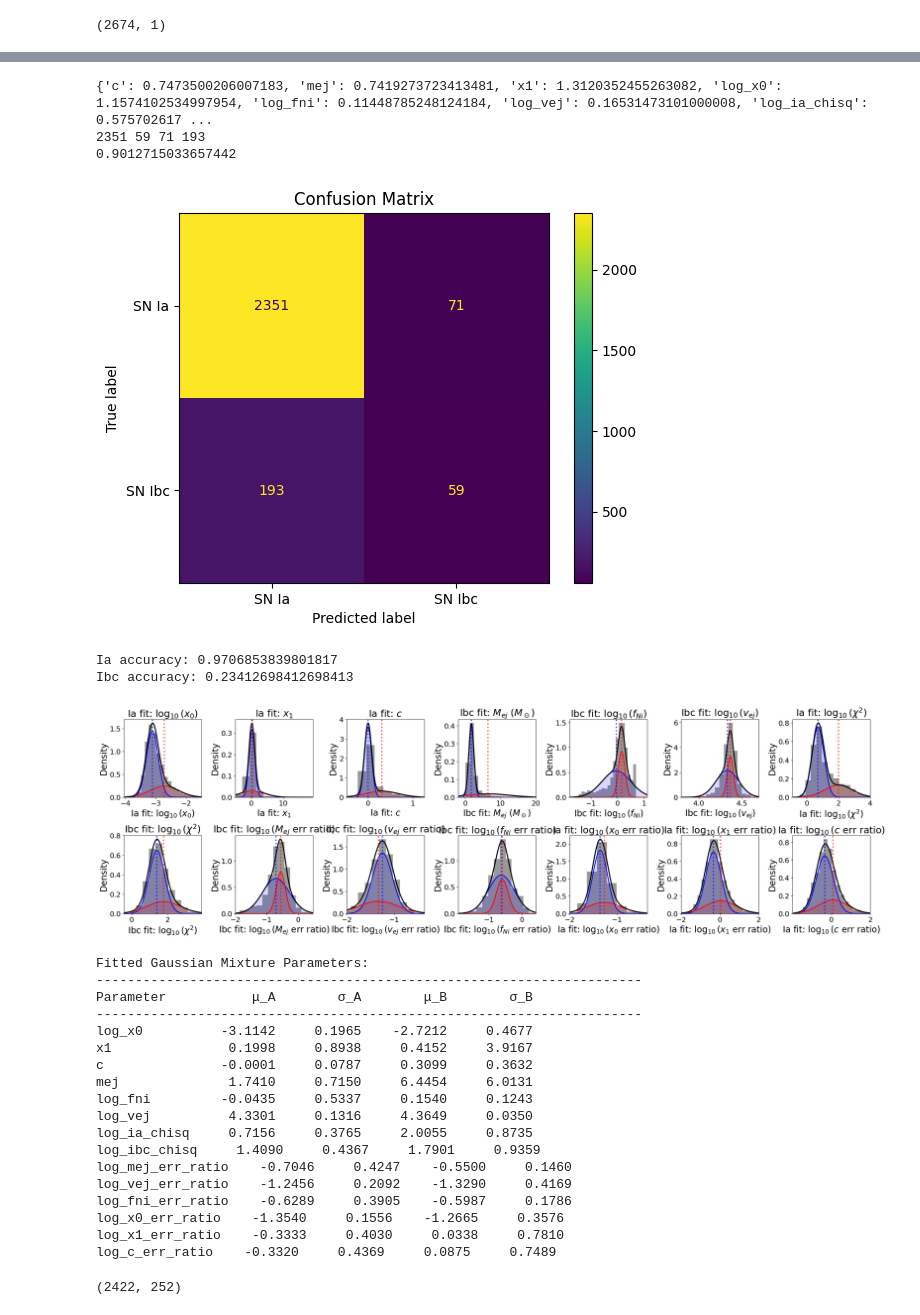
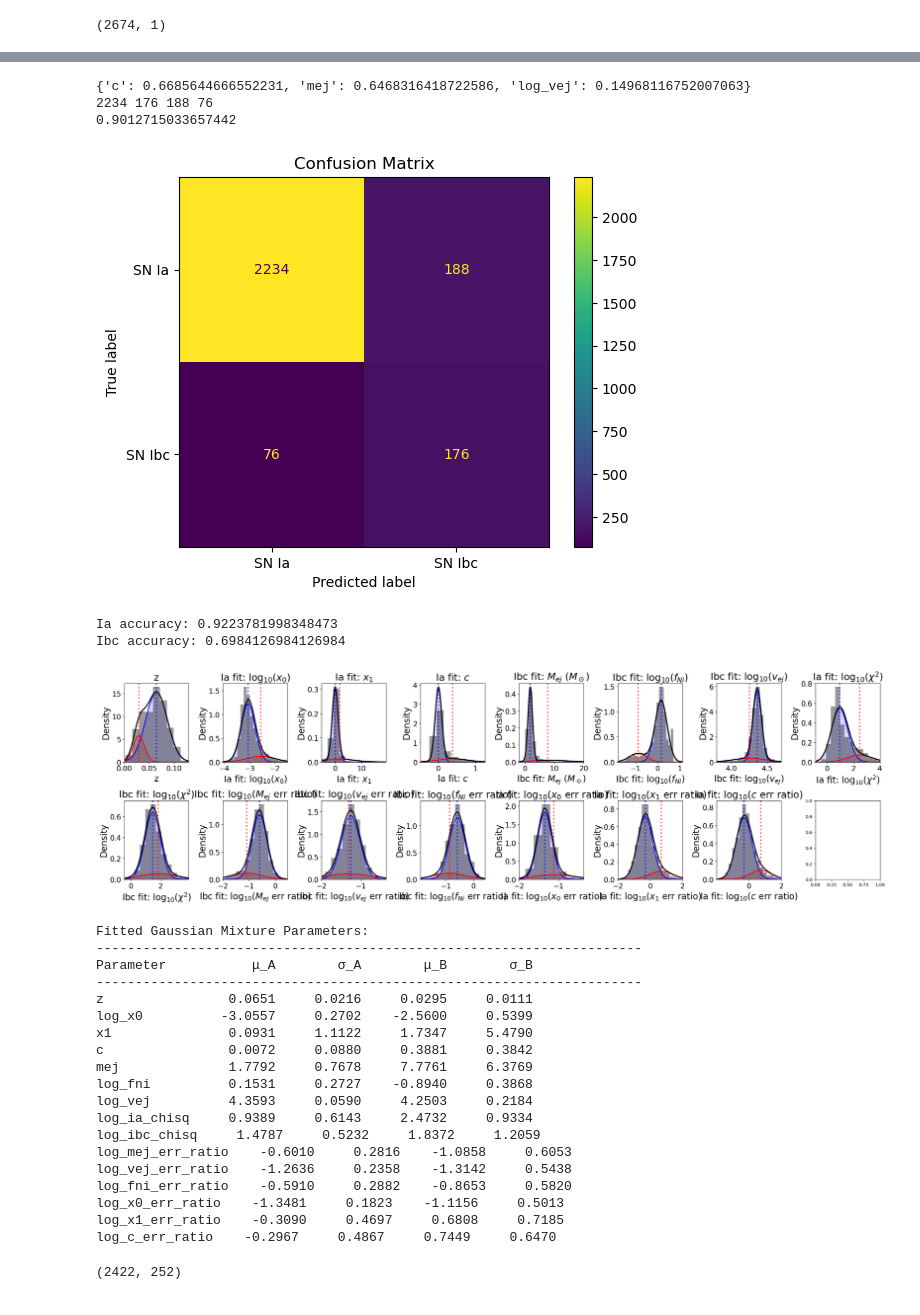
Before and after one commit to asmuzsoy/beams_ext, a Jupyter notebook: separate_parameters.ipynb, the cells around one changed output, grey strips where cells are left out. Saved outputs shown, nothing was run; the diff lists cells and outputs as text; code cells hidden in the pictures.

```diff
--- a/separate_parameters.ipynb
+++ b/separate_parameters.ipynb
@@ -91,6 +95,9 @@ for sn in all_sne:
     sn.ibc_fit.update({'log_mej_err_ratio': np.log10(np.abs(sn.ibc_fit['mej_err'])) - np.log10(sn.ibc_fit['mej'])})
     sn.ibc_fit.update({'log_fni_err_ratio': np.log10(np.abs(sn.ibc_fit['fni_err'])) - np.log10(sn.ibc_fit['fni'])})
     sn.ibc_fit.update({'log_vej_err_ratio': np.log10(np.abs(sn.ibc_fit['vej_err'])) - np.log10(sn.ibc_fit['vej'])})
+    sn.ibc_fit.update({'z': sn.ibc_fit['redshift']})
+    sn.ibc_fit.update({'z_err': sn.ibc_fit['redshift_err']})
+
 
 
 for sn in all_phot_sne:
@@ -178,7 +213,7 @@ all_sne[100].true_class
 # %% [output]
 'SN Ia'
 # %%
-ia_param_names = SN.ia_keys[1:]  # ['t0', 'x0', 'x1', 'c']
+ia_param_names = SN.ia_keys  # ['t0', 'x0', 'x1', 'c']
 ibc_param_names = SN.ibc_keys[1:]  # ['texp', 'mej', 'fni', 'vej']
 
 fig, axes = plt.subplots(2, 4, figsize=(20, 8))
@@ -347,7 +382,7 @@ np.shape(get_param_samples('log_vej').reshape(-1, 1))
 (2674, 1)
 # %%
 # Fit initial guesses
-params_to_use = ['t0', 'c', 'mej', 'texp', 'log_x1', 'log_x0', 'log_fni', 'log_vej', 'x1', 'x0', 'fni',
+params_to_use = ['z', 't0', 'c', 'mej', 'texp', 'log_x1', 'log_x0', 'log_fni', 'log_vej', 'x1', 'x0', 'fni',
                  'log_ia_chisq', 'log_ibc_chisq', 'log_mej_err_ratio', 'log_vej_err_ratio', 'log_fni_err_ratio',
                  'log_x1_err_ratio', 'log_c_err_ratio', 'log_x0_err_ratio']
 
@@ -393,18 +428,19 @@ num_epochs = 200
 lls = np.zeros(num_epochs)
 
 alphas = np.zeros(num_epochs)  # Store alpha values for each epoch
-alpha = 0.9  # Mixing fraction
+alpha = 0.1  # Mixing fraction
 gammas_a = defaultdict(list)
 gammas_b = defaultdict(list)
 
 
 # params_to_use = ['t0', 'c', 'mej', 'texp', 'x1', 'log_x0', 'log_fni', 'log_vej']
-params_to_use = ['c', 'mej', 'x1', 'log_x0', 'log_fni', 'log_vej',
-                 'log_ia_chisq', 'log_ibc_chisq', 'log_mej_err_ratio', 'log_vej_err_ratio',
-                 'log_fni_err_ratio', 'log_x0_err_ratio',
-                 'log_x1_err_ratio', 'log_c_err_ratio'
-                 ]
-# params_to_use = ['c', 'mej']
+# params_to_use = ['c', 'mej', 'x1', 'log_x0', 'log_fni', 'log_vej',
+#                  'log_ia_chisq', 'log_ibc_chisq', 'log_mej_err_ratio', 'log_vej_err_ratio',
+#                  'log_fni_err_ratio', 'log_x0_err_ratio',
+#                  'log_x1_err_ratio', 'log_c_err_ratio'
+#                  ]
+params_to_use = ['c', 'mej', 'log_vej']
+# params_to_use = ['c', 'log_c_err_ratio', 'mej']
 
 # params_to_use = list(mus_a.keys())  # Use all parameters for fitting
 
@@ -705,12 +727,12 @@ plt.show()
 print("Ia accuracy:", (num_correct_ia) / (num_correct_ia + num_wrong_true_ia))
 print("Ibc accuracy:", (num_correct_ibc) / (num_correct_ibc + num_wrong_true_ibc))
 # %% [output]
-{'c': 0.7473500206007183, 'mej': 0.7419273723413481, 'x1': 1.3120352455263082, 'log_x0': 1.1574102534997954, 'log_fni': 0.11448785248124184, 'log_vej': 0.16531473101000008, 'log_ia_chisq': 0.575702617 ...
-2351 59 71 193
+{'c': 0.6685644666552231, 'mej': 0.6468316418722586, 'log_vej': 0.14968116752007063}
+2234 176 188 76
 0.9012715033657442
-[figure, old version]
+[figure, new version]
-Ia accuracy: 0.9706853839801817
-Ibc accuracy: 0.23412698412698413
+Ia accuracy: 0.9223781998348473
+Ibc accuracy: 0.6984126984126984
 # %%
 # for n in sigmas_b.keys():
 #     if sigmas_b[n] <= 0.01:
@@ -725,6 +747,7 @@ Ibc accuracy: 0.23412698412698413
 # %%
 # Define x ranges for plotting
 x_ranges = {
+    'z': np.linspace(0, 1, 200),
     't0': np.linspace(-50, 100, 200),
     'log_x0': np.linspace(-6, 1, 200),
     'x1': np.linspace(-5, 50, 200),
@@ -748,6 +771,7 @@ x_ranges = {
 
 # Parameter display names
 param_labels = {
+    'z': r'z',
     't0': r'Ia fit: $t_0$ (days)',
     'log_x0': r'Ia fit: $\log_{10}(x_0)$',
     'log_x1': r'Ia fit: $\log_{10}(x_1 + 5)$',
@@ -773,14 +797,14 @@ param_labels = {
 # fig.suptitle(f"Gaussian Mixture Model Fits (Mixing Fraction α = {alpha:.3f})", fontsize=14, fontweight='bold')
 
 # params_plot = ['t0', 'log_x0', 'x1', 'c', 'texp', 'mej', 'log_fni', 'log_vej']
-params_plot = ['log_x0', 'x1', 'c',
+params_plot = ['z', 'log_x0', 'x1', 'c',
                'mej', 'log_fni', 'log_vej',
                'log_ia_chisq', 'log_ibc_chisq', 'log_mej_err_ratio', 'log_vej_err_ratio',
                'log_fni_err_ratio', 'log_x0_err_ratio', 'log_x1_err_ratio', 'log_c_err_ratio'
                ]
 # params_plot = ['c', 'mej']
 
-fig, axes = plt.subplots(2, len(params_plot) // 2, figsize=(25, 8))
+fig, axes = plt.subplots(2, len(params_plot) // 2 + 1, figsize=(25, 8))
 
 
 for idx, param in enumerate(params_plot):
@@ -815,49 +839,50 @@ for idx, param in enumerate(params_plot):
     # Set axis limits based on data
     data_min, data_max = np.percentile(samples, [1, 99])
     x_margin = (data_max - data_min) * 0.2
     ax.set_xlim(max(x[0], data_min - x_margin), min(x[-1], data_max + x_margin))
 
     # Styling
     ax.set_xlabel(param_labels[param], fontsize=labelfontsize)
     ax.set_ylabel('Density', fontsize=labelfontsize)
     ax.set_title(param_labels[param], fontsize=titlefontsize)
     # ax.legend(fontsize=labelfontsize, loc='upper right')
     ax.tick_params(axis='both', labelsize=tickfontsize)
 
 
     # Add mean markers
     ax.axvline(mu_a, color='blue', linestyle=':', alpha=0.7, linewidth=3)
     ax.axvline(mu_b, color='red', linestyle=':', alpha=0.7, linewidth=3)
 
 plt.tight_layout(rect=[0, 0, 1, 0.95])
 plt.show()
 
 fig.savefig("figures/gmm_results.pdf", bbox_inches='tight')
 
 # Print summary statistics
 print("\nFitted Gaussian Mixture Parameters:")
 print("-" * 70)
 print(f"{'Parameter':<12} {'μ_A':>10} {'σ_A':>10} {'μ_B':>10} {'σ_B':>10}")
 print("-" * 70)
 for param in params_plot:
         print(f"{param:<12} {mus_a[param]:>10.4f} {sigmas_a[param]:>10.4f} {mus_b[param]:>10.4f} {sigmas_b[param]:>10.4f}")
 # %% [output]
-[figure, old version]
+[figure, new version]
 Fitted Gaussian Mixture Parameters:
 ----------------------------------------------------------------------
 Parameter           μ_A        σ_A        μ_B        σ_B
 ----------------------------------------------------------------------
-log_x0          -3.1142     0.1965    -2.7212     0.4677
-x1               0.1998     0.8938     0.4152     3.9167
-c               -0.0001     0.0787     0.3099     0.3632
-mej              1.7410     0.7150     6.4454     6.0131
-log_fni         -0.0435     0.5337     0.1540     0.1243
-log_vej          4.3301     0.1316     4.3649     0.0350
-log_ia_chisq     0.7156     0.3765     2.0055     0.8735
-log_ibc_chisq     1.4090     0.4367     1.7901     0.9359
-log_mej_err_ratio    -0.7046     0.4247    -0.5500     0.1460
-log_vej_err_ratio    -1.2456     0.2092    -1.3290     0.4169
-log_fni_err_ratio    -0.6289     0.3905    -0.5987     0.1786
-log_x0_err_ratio    -1.3540     0.1556    -1.2665     0.3576
-log_x1_err_ratio    -0.3333     0.4030     0.0338     0.7810
-log_c_err_ratio    -0.3320     0.4369     0.0875     0.7489
+z                0.0651     0.0216     0.0295     0.0111
+log_x0          -3.0557     0.2702    -2.5600     0.5399
+x1               0.0931     1.1122     1.7347     5.4790
+c                0.0072     0.0880     0.3881     0.3842
+mej              1.7792     0.7678     7.7761     6.3769
+log_fni          0.1531     0.2727    -0.8940     0.3868
+log_vej          4.3593     0.0590     4.2503     0.2184
+log_ia_chisq     0.9389     0.6143     2.4732     0.9334
+log_ibc_chisq     1.4787     0.5232     1.8372     1.2059
+log_mej_err_ratio    -0.6010     0.2816    -1.0858     0.6053
+log_vej_err_ratio    -1.2636     0.2358    -1.3142     0.5438
+log_fni_err_ratio    -0.5910     0.2882    -0.8653     0.5820
+log_x0_err_ratio    -1.3481     0.1823    -1.1156     0.5013
+log_x1_err_ratio    -0.3090     0.4697     0.6808     0.7185
+log_c_err_ratio    -0.2967     0.4867     0.7449     0.6470
```
Also changed, not shown: parts of 28 cells of this notebook.
